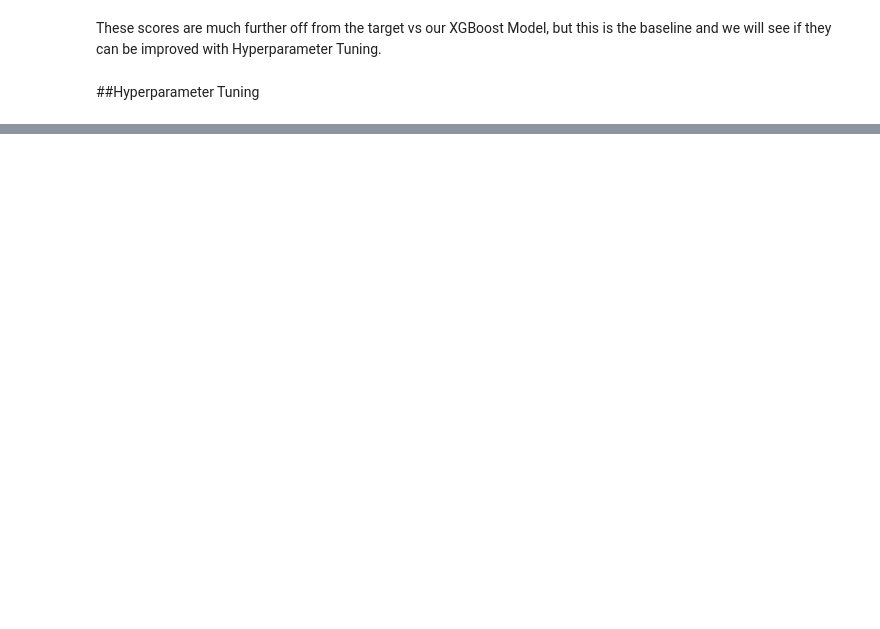
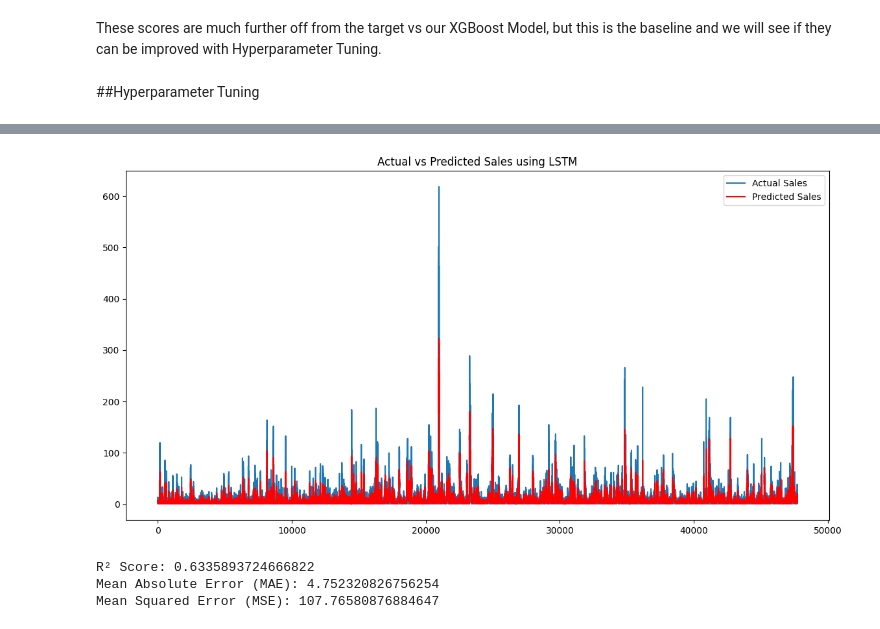
Before and after one commit to torifinch/Forecasting_app, a Jupyter notebook: Grocery_LSTM.ipynb, the cells around one changed output, grey strips where cells are left out. Saved outputs shown, nothing was run; the diff lists cells and outputs as text; code cells hidden in the pictures; blank space fills up the shorter version.

```diff
--- a/Grocery_LSTM.ipynb
+++ b/Grocery_LSTM.ipynb
@@ -104,5 +104,5 @@ from tensorflow.keras.callbacks import EarlyStopping
 from sklearn.preprocessing import MinMaxScaler
 # %%
 scaler = MinMaxScaler(feature_range=(0, 1))
-df_train['unit_sales'] = scaler.fit_transform(df_train[['unit_sales']])
+scaled_data = scaler.fit_transform(df_train[['unit_sales']])
 # %%
@@ -207,0 +209,26 @@ These scores are much further off from the target vs our XGBoost Model, but this
+# %%
+
+# Define model
+def build_model(units=64, dropout=0.2, lr=0.001):
+    model = Sequential()
+    model.add(LSTM(units, input_shape=(X_train.shape[1], X_train.shape[2]), return_sequences=False))
+    model.add(Dropout(dropout))
+    model.add(Dense(1))
+
+    optimizer = Adam(learning_rate=lr)
+    model.compile(loss='mse', optimizer=optimizer, metrics=['mae'])
+    return model
+
+# Try different parameter combos
+model = build_model(units=128, dropout=0.3, lr=0.0005)
+
+# Add early stopping to prevent overfitting
+early_stop = EarlyStopping(monitor='val_loss', patience=10, restore_best_weights=True)
+
+# Fit the model
+history = model.fit(X_train, y_train,
+                    validation_data=(X_test, y_test),
+                    epochs=100,
+                    batch_size=32,
+                    callbacks=[early_stop],
+                    verbose=1)
@@ -207,0 +254,16 @@ These scores are much further off from the target vs our XGBoost Model, but this
+# %%
+# Make predictions
+predictions = model.predict(X_test)
+
+# Inverse scale the predictions and actual values
+predictions = scaler.inverse_transform(predictions)
+y_test_scaled = scaler.inverse_transform(y_test.reshape(-1, 1))
+
+# Plot predictions vs actual values
+plt.figure(figsize=(14, 7))
+plt.plot(y_test_scaled, label='Actual Sales')
+plt.plot(predictions, label='Predicted Sales', color='red')
+plt.title('Actual vs Predicted Sales using LSTM')
+plt.legend()
+plt.show()
+# %% [output]
@@ -207,0 +271,15 @@ These scores are much further off from the target vs our XGBoost Model, but this
+[figure, added]
+# %%
+# Calculate metrics
+r2 = r2_score(y_test_scaled, predictions)
+mae = mean_absolute_error(y_test_scaled, predictions)
+mse = mean_squared_error(y_test_scaled, predictions)
+
+# Print metrics
+print(f"R² Score: {r2}")
+print(f"Mean Absolute Error (MAE): {mae}")
+print(f"Mean Squared Error (MSE): {mse}")
+# %% [output]
+R² Score: 0.6335893724666822
+Mean Absolute Error (MAE): 4.752320826756254
+Mean Squared Error (MSE): 107.76580876884647
```
Also changed, not shown: parts of 10 cells of this notebook.
